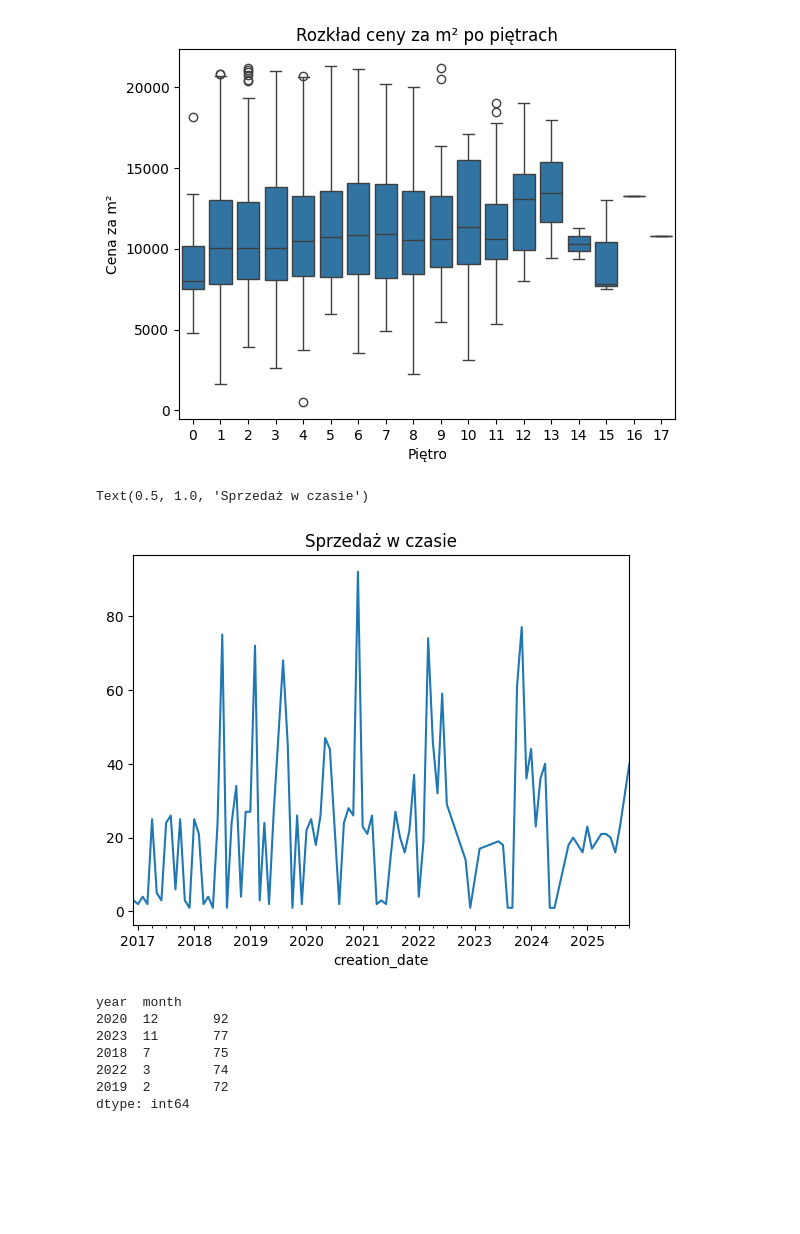
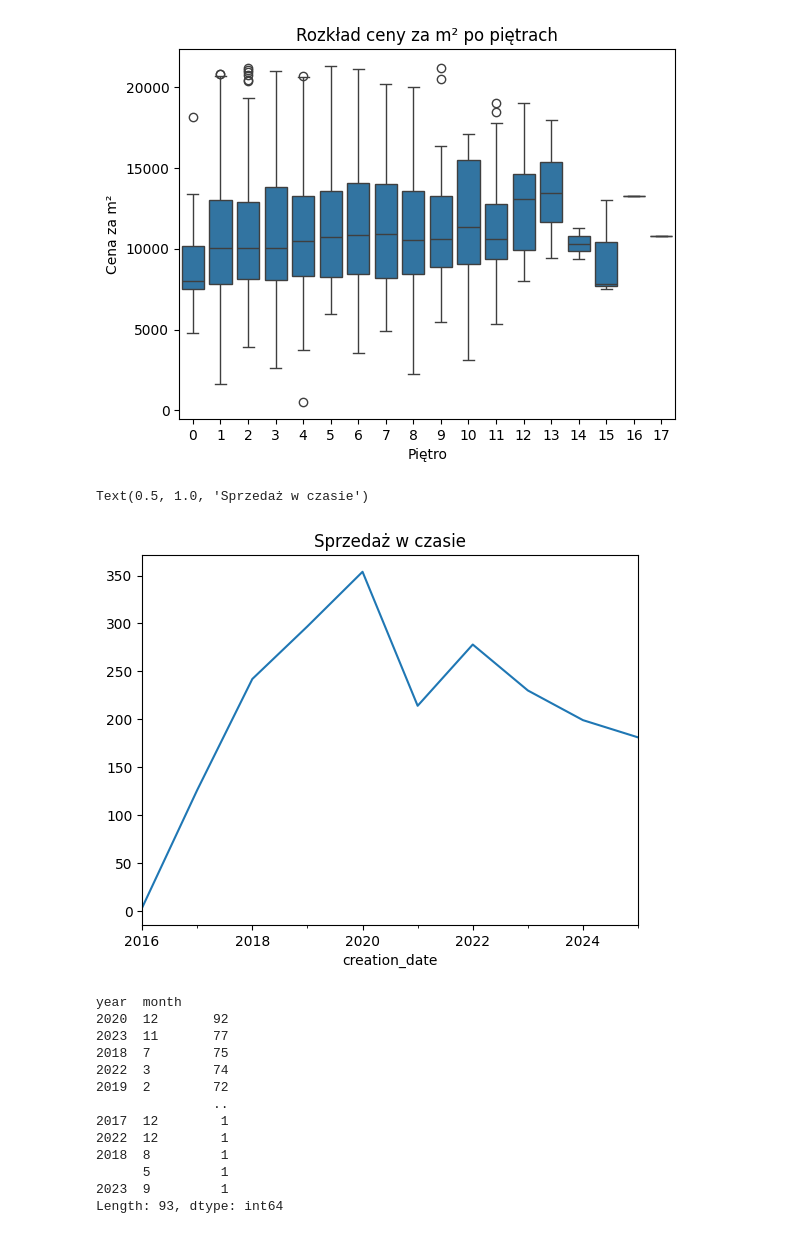
Before and after one commit to dokede/RCN, a Jupyter notebook: rcn.ipynb, the cells around one changed output. Drawn from its saved outputs; the diff is of its cells as text; code cells hidden in the pictures; blank space fills up the shorter version.

```diff
--- a/rcn.ipynb
+++ b/rcn.ipynb
@@ -198,18 +202,18 @@ plt.show()
 [figure]
 # %%
 df['creation_date'] = pd.to_datetime(df['creation_date'])
-df.groupby(df['creation_date'].dt.to_period('M')).size().plot()
+df.groupby(df['creation_date'].dt.to_period('Y')).size().plot()
 plt.title('Sprzedaż w czasie')
 # %% [output]
 Text(0.5, 1.0, 'Sprzedaż w czasie')
-[figure, old version]
+[figure, new version]
 # %%
 df['month'] = df['creation_date'].dt.month
 df['year'] = df['creation_date'].dt.year
-monthly_counts = df.groupby(['year', 'month']).size()
+monthly_counts = df.groupby(['year','month']).size()
 
 # Sortowanie po wartościach (malejąco)
-monthly_counts_sorted = monthly_counts.sort_values(ascending=False).head()
+monthly_counts_sorted = monthly_counts.sort_values(ascending=False).head(100)
 
 print(monthly_counts_sorted)
 # %% [output]
@@ -219,4 +223,10 @@ year  month
 2018  7        75
 2022  3        74
 2019  2        72
-dtype: int64
+               ..
+2017  12        1
+2022  12        1
+2018  8         1
+      5         1
+2023  9         1
+Length: 93, dtype: int64
```
Also changed, not shown: parts of 10 cells of this notebook.
